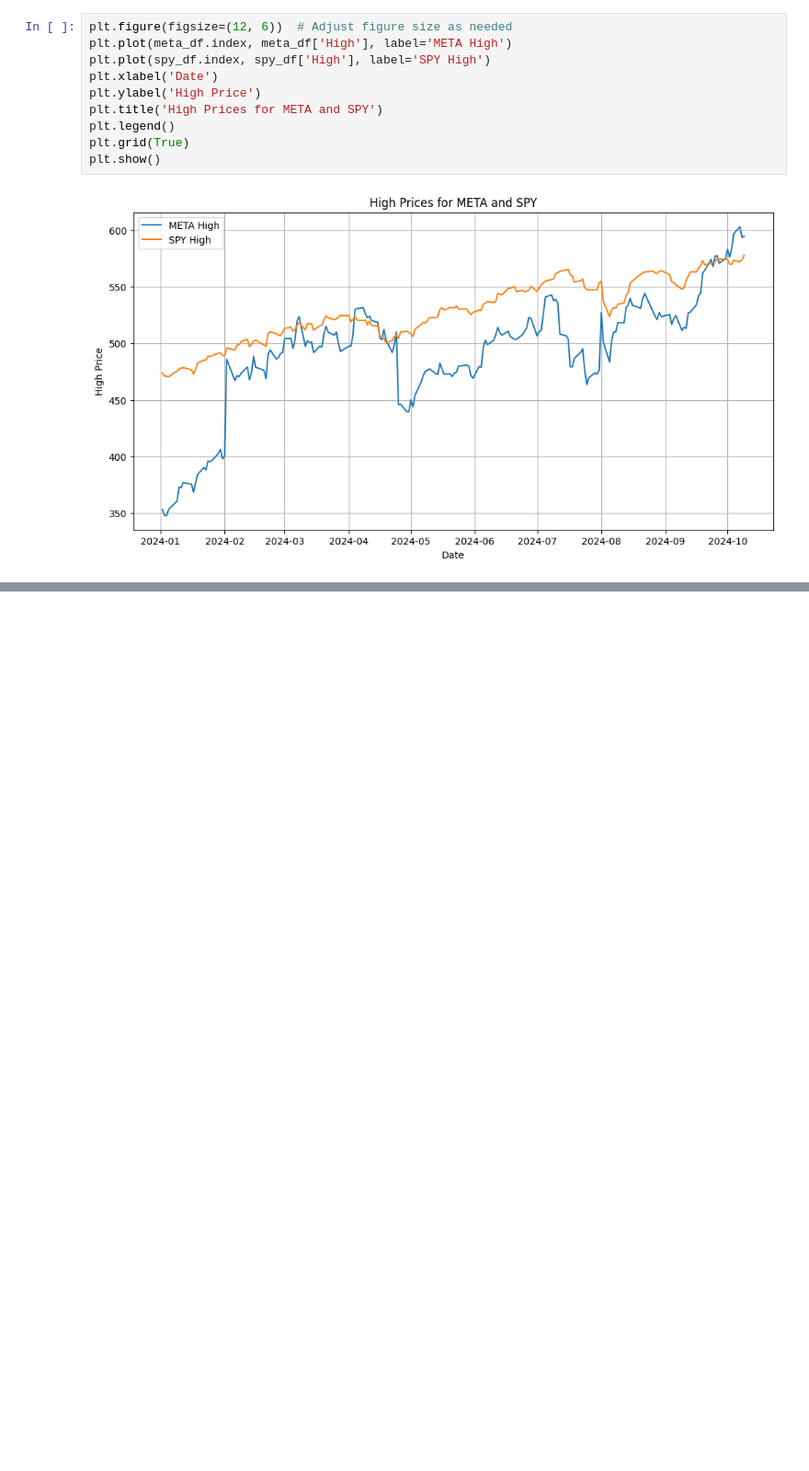
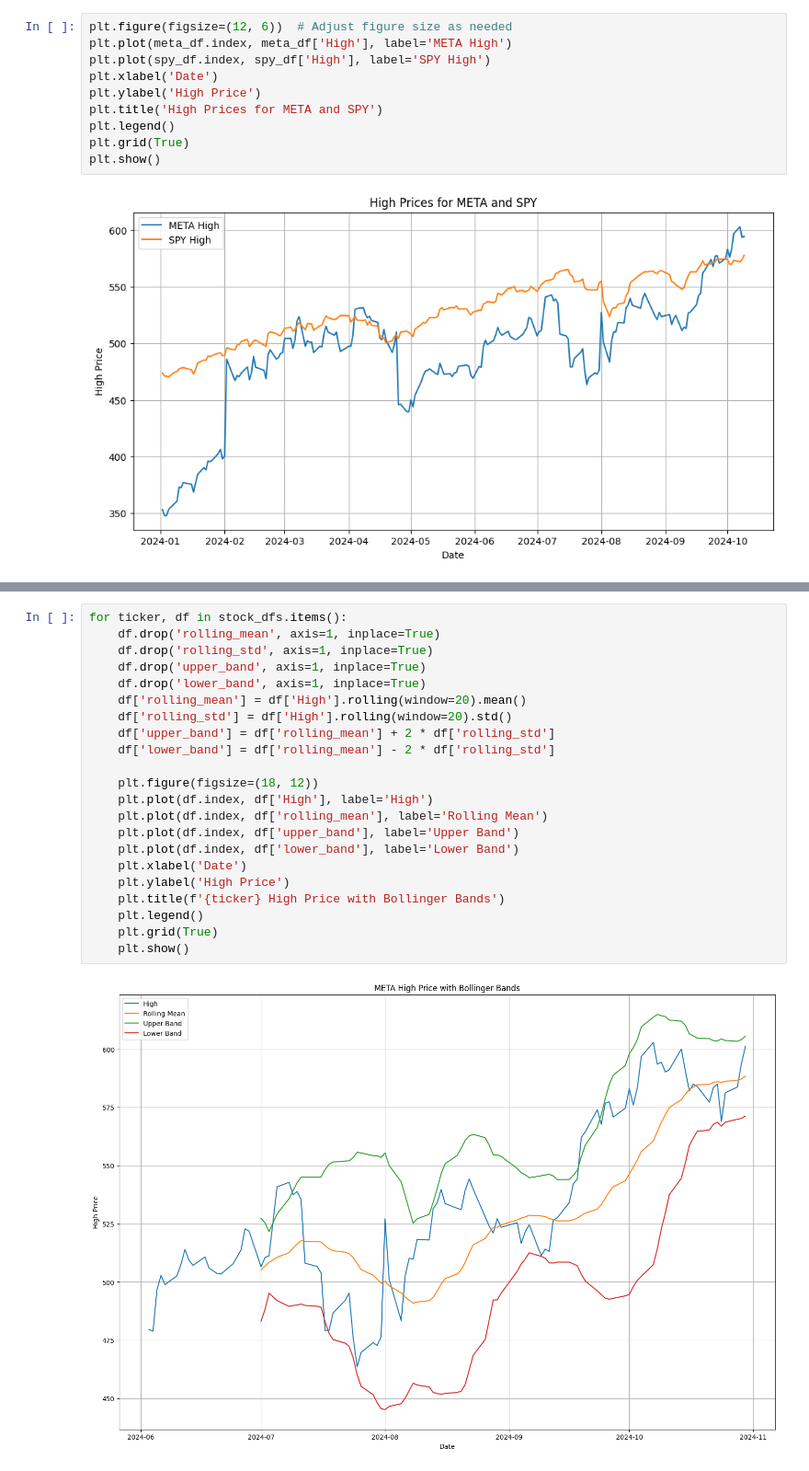
Before and after one commit to aaditya-007/Notebooks, a Jupyter notebook: stocks.ipynb, the cells around one changed output, grey strips where cells are left out. Shown at 92% size. Cells and saved outputs as stored; diff of their text form; blank space fills up the shorter version.

Commit message:
bollingerbands

```diff
--- a/stocks.ipynb
+++ b/stocks.ipynb
@@ -92,0 +95,24 @@ plt.show()
+# %%
+for ticker, df in stock_dfs.items():
+    df.drop('rolling_mean', axis=1, inplace=True)
+    df.drop('rolling_std', axis=1, inplace=True)
+    df.drop('upper_band', axis=1, inplace=True)
+    df.drop('lower_band', axis=1, inplace=True)
+    df['rolling_mean'] = df['High'].rolling(window=20).mean()
+    df['rolling_std'] = df['High'].rolling(window=20).std()
+    df['upper_band'] = df['rolling_mean'] + 2 * df['rolling_std']
+    df['lower_band'] = df['rolling_mean'] - 2 * df['rolling_std']
+
+    plt.figure(figsize=(18, 12))
+    plt.plot(df.index, df['High'], label='High')
+    plt.plot(df.index, df['rolling_mean'], label='Rolling Mean')
+    plt.plot(df.index, df['upper_band'], label='Upper Band')
+    plt.plot(df.index, df['lower_band'], label='Lower Band')
+    plt.xlabel('Date')
+    plt.ylabel('High Price')
+    plt.title(f'{ticker} High Price with Bollinger Bands')
+    plt.legend()
+    plt.grid(True)
+    plt.show()
+# %% [output]
+[figure, added]
```
Also changed, not shown: parts of 2 cells of this notebook.
